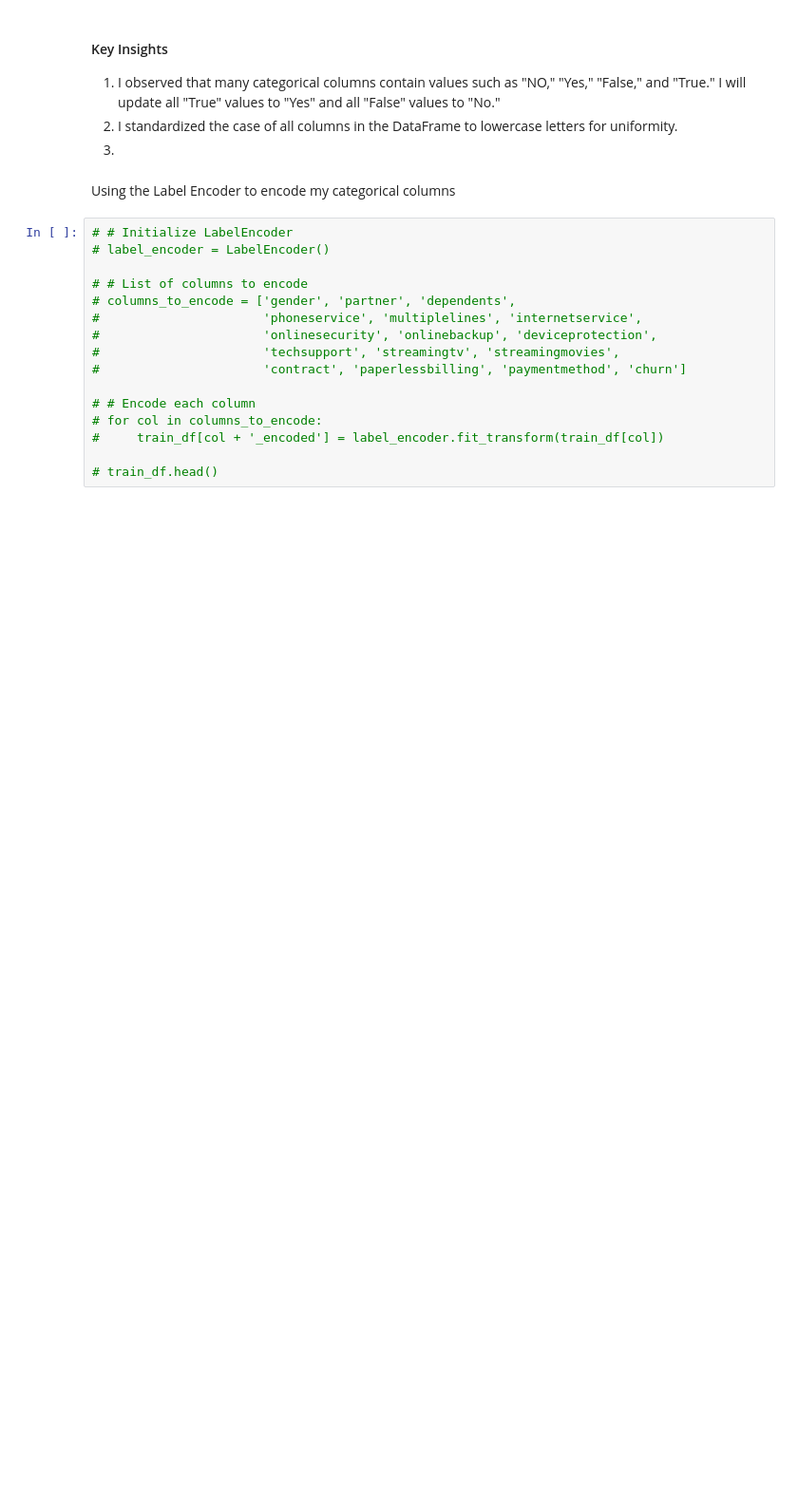
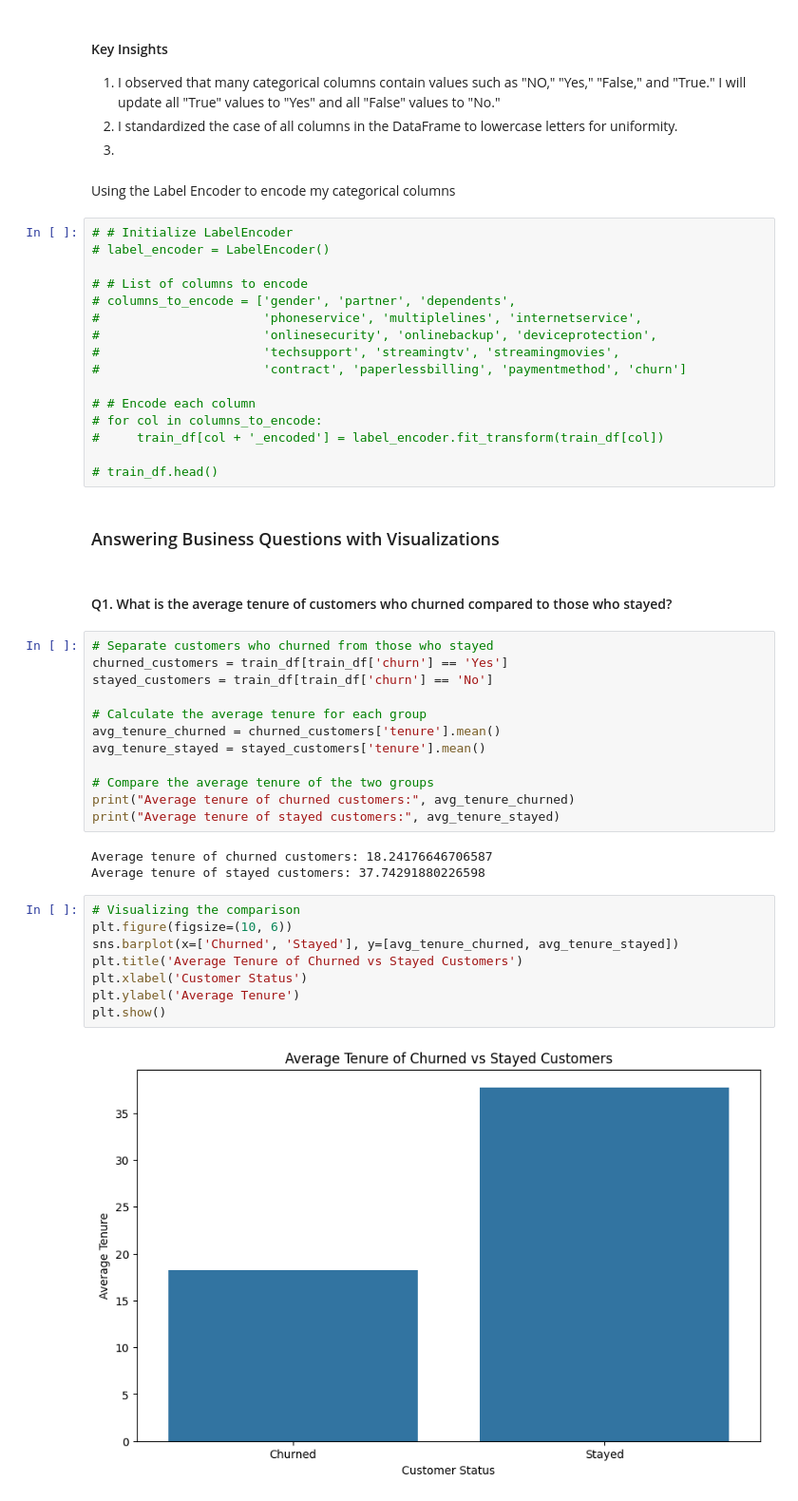
Before and after one commit to MumoMutiso/LP2-Curium-, a Jupyter notebook: notebook.ipynb, the cells around one changed output. Shown: that part at 95% size. Drawn from its saved outputs; the diff is of its cells as text; blank space fills up the shorter version.

Commit message:
Answering Q1 & Q2

```diff
--- a/notebook.ipynb
+++ b/notebook.ipynb
@@ -640,3 +640,32 @@ Using the Label Encoder to encode my categorical columns
 #     train_df[col + '_encoded'] = label_encoder.fit_transform(train_df[col])
 
 # train_df.head()
+# %% [markdown]
+### Answering Business Questions with Visualizations
+# %% [markdown]
+#### Q1. What is the average tenure of customers who churned compared to those who stayed?
+# %%
+# Separate customers who churned from those who stayed
+churned_customers = train_df[train_df['churn'] == 'Yes']
+stayed_customers = train_df[train_df['churn'] == 'No']
+
+# Calculate the average tenure for each group
+avg_tenure_churned = churned_customers['tenure'].mean()
+avg_tenure_stayed = stayed_customers['tenure'].mean()
+
+# Compare the average tenure of the two groups
+print("Average tenure of churned customers:", avg_tenure_churned)
+print("Average tenure of stayed customers:", avg_tenure_stayed)
+# %% [output]
+Average tenure of churned customers: 18.24176646706587
+Average tenure of stayed customers: 37.74291880226598
+# %%
+# Visualizing the comparison
+plt.figure(figsize=(10, 6))
+sns.barplot(x=['Churned', 'Stayed'], y=[avg_tenure_churned, avg_tenure_stayed])
+plt.title('Average Tenure of Churned vs Stayed Customers')
+plt.xlabel('Customer Status')
+plt.ylabel('Average Tenure')
+plt.show()
+# %% [output]
+[figure, added]
```
Also changed, not shown: parts of 3 cells of this notebook.
